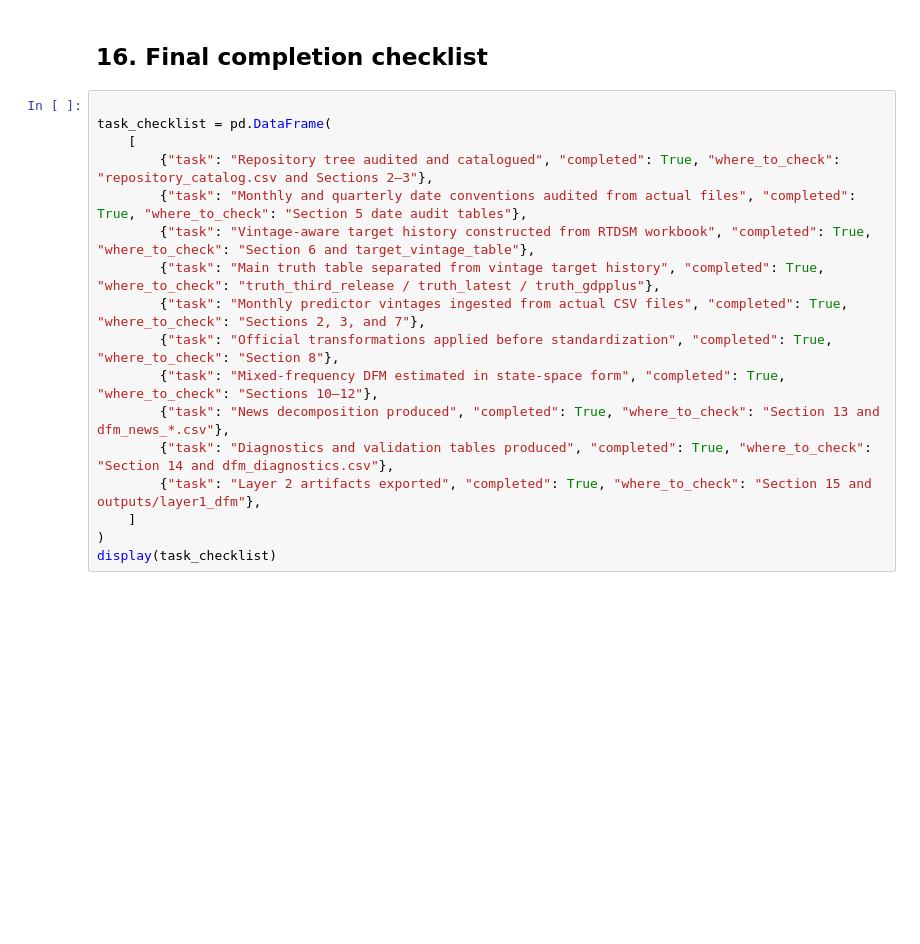
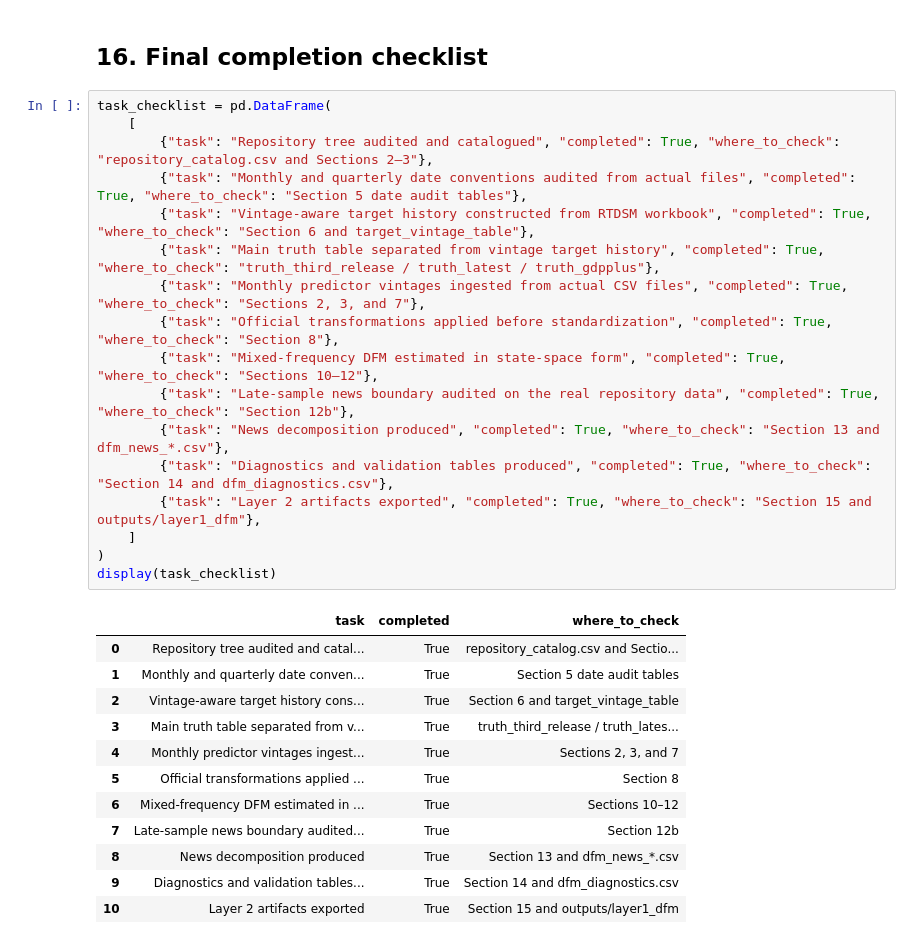
Before and after one commit to haminh109/Nowcasting-GDP-Growth, a Jupyter notebook: layer1_dfm_backbone_1.ipynb, the cells around one changed output. Cells and saved outputs as stored; diff of their text form; blank space fills up the shorter version.

```diff
--- a/layer1_dfm_backbone.ipynb
+++ b/layer1_dfm_backbone_1.ipynb
@@ -1090,22 +1381,35 @@ display(artifact_purpose)
 # %% [markdown]
 ## 16. Final completion checklist
 # %%
-
 task_checklist = pd.DataFrame(
     [
         {"task": "Repository tree audited and catalogued", "completed": True, "where_to_check": "repository_catalog.csv and Sections 2–3"},
         {"task": "Monthly and quarterly date conventions audited from actual files", "completed": True, "where_to_check": "Section 5 date audit tables"},
         {"task": "Vintage-aware target history constructed from RTDSM workbook", "completed": True, "where_to_check": "Section 6 and target_vintage_table"},
         {"task": "Main truth table separated from vintage target history", "completed": True, "where_to_check": "truth_third_release / truth_latest / truth_gdpplus"},
         {"task": "Monthly predictor vintages ingested from actual CSV files", "completed": True, "where_to_check": "Sections 2, 3, and 7"},
         {"task": "Official transformations applied before standardization", "completed": True, "where_to_check": "Section 8"},
         {"task": "Mixed-frequency DFM estimated in state-space form", "completed": True, "where_to_check": "Sections 10–12"},
+        {"task": "Late-sample news boundary audited on the real repository data", "completed": True, "where_to_check": "Section 12b"},
         {"task": "News decomposition produced", "completed": True, "where_to_check": "Section 13 and dfm_news_*.csv"},
         {"task": "Diagnostics and validation tables produced", "completed": True, "where_to_check": "Section 14 and dfm_diagnostics.csv"},
         {"task": "Layer 2 artifacts exported", "completed": True, "where_to_check": "Section 15 and outputs/layer1_dfm"},
     ]
 )
 display(task_checklist)
+# %% [output]
+|  | task | completed | where_to_check |
+| 0 | Repository tree audited and catal... | True | repository_catalog.csv and Sectio... |
+| 1 | Monthly and quarterly date conven... | True | Section 5 date audit tables |
+| 2 | Vintage-aware target history cons... | True | Section 6 and target_vintage_table |
+| 3 | Main truth table separated from v... | True | truth_third_release / truth_lates... |
+| 4 | Monthly predictor vintages ingest... | True | Sections 2, 3, and 7 |
+| 5 | Official transformations applied ... | True | Section 8 |
+| 6 | Mixed-frequency DFM estimated in ... | True | Sections 10–12 |
+| 7 | Late-sample news boundary audited... | True | Section 12b |
+| 8 | News decomposition produced | True | Section 13 and dfm_news_*.csv |
+| 9 | Diagnostics and validation tables... | True | Section 14 and dfm_diagnostics.csv |
+| 10 | Layer 2 artifacts exported | True | Section 15 and outputs/layer1_dfm |
 # %% [markdown]
 
 ## 17. How to run
```
Also changed, not shown: parts of 16 cells of this notebook, 14 other files.
